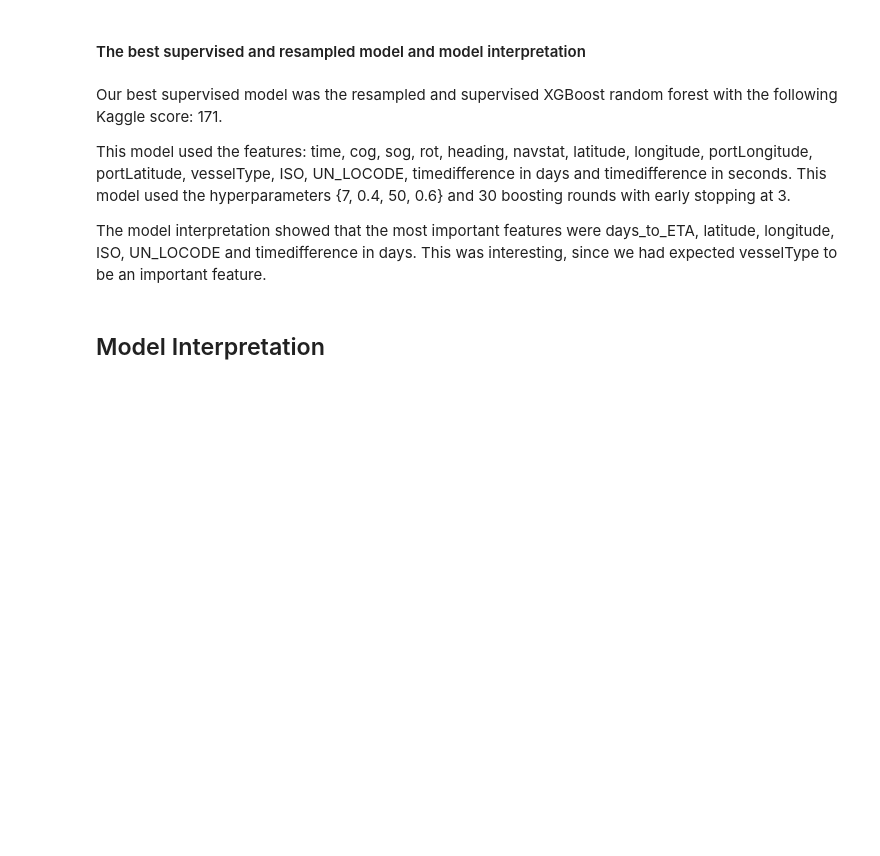
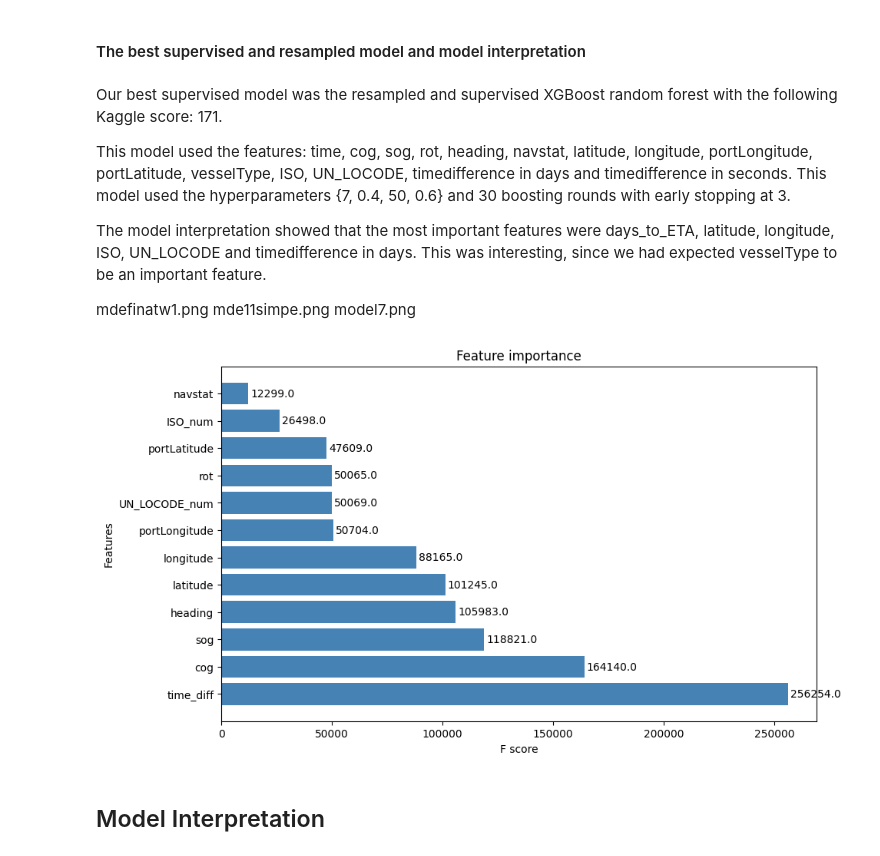
Before and after one commit to LockedInTheSkage/OceanWarlock, a Jupyter notebook: src/Report.ipynb, the cells around one changed output. Cells and saved outputs as stored; diff of their text form; code cells hidden in the pictures; blank space fills up the shorter version.

Commit message:
Images

```diff
--- a/src/Report.ipynb
+++ b/src/Report.ipynb
@@ -388,6 +388,48 @@ Our best supervised model was the resampled and supervised XGBoost random forest
 This model used the features: time, cog, sog, rot, heading, navstat, latitude, longitude, portLongitude, portLatitude, vesselType, ISO, UN_LOCODE, timedifference in days and timedifference in seconds. This model used the hyperparameters {7, 0.4, 50, 0.6} and 30 boosting rounds with early stopping at 3.
 
 The model interpretation showed that the most important features were days_to_ETA, latitude, longitude, ISO, UN_LOCODE and timedifference in days. This was interesting, since we had expected vesselType to be an important feature.
+
+mdefinatw1.png
+mde11simpe.png
+model7.png
+# %%
+import matplotlib.pyplot as plt
+import xgboost as xgb
+
+# Sample data for feature importances (you can replace it with your actual feature importances)
+feature_importances = {
+    'time_diff': 256254.0,
+    'cog': 164140.0,
+    'sog': 118821.0,
+    'heading': 105983.0,
+    'latitude': 101245.0,
+    'longitude': 88165.0,
+    'portLongitude': 50704.0,
+    'UN_LOCODE_num': 50069.0,
+    'rot': 50065.0,
+    'portLatitude': 47609.0,
+    'ISO_num': 26498.0,
+    'navstat': 12299.0
+}
+
+# Extract features and their scores
+features = list(feature_importances.keys())
+scores = list(feature_importances.values())
+
+# Create the bar plot
+plt.figure(figsize=(10, 6))
+plt.barh(features, scores, color='steelblue')
+plt.xlabel("F score")
+plt.ylabel("Features")
+plt.title("Feature importance")
+
+# Display the values on the bars
+for i, v in enumerate(scores):
+    plt.text(v + 1000, i, str(v), va='center')
+
+plt.show()
+# %% [output]
+[figure, added]
 # %% [markdown]
 ## Model Interpretation
 # %% [markdown]
```
